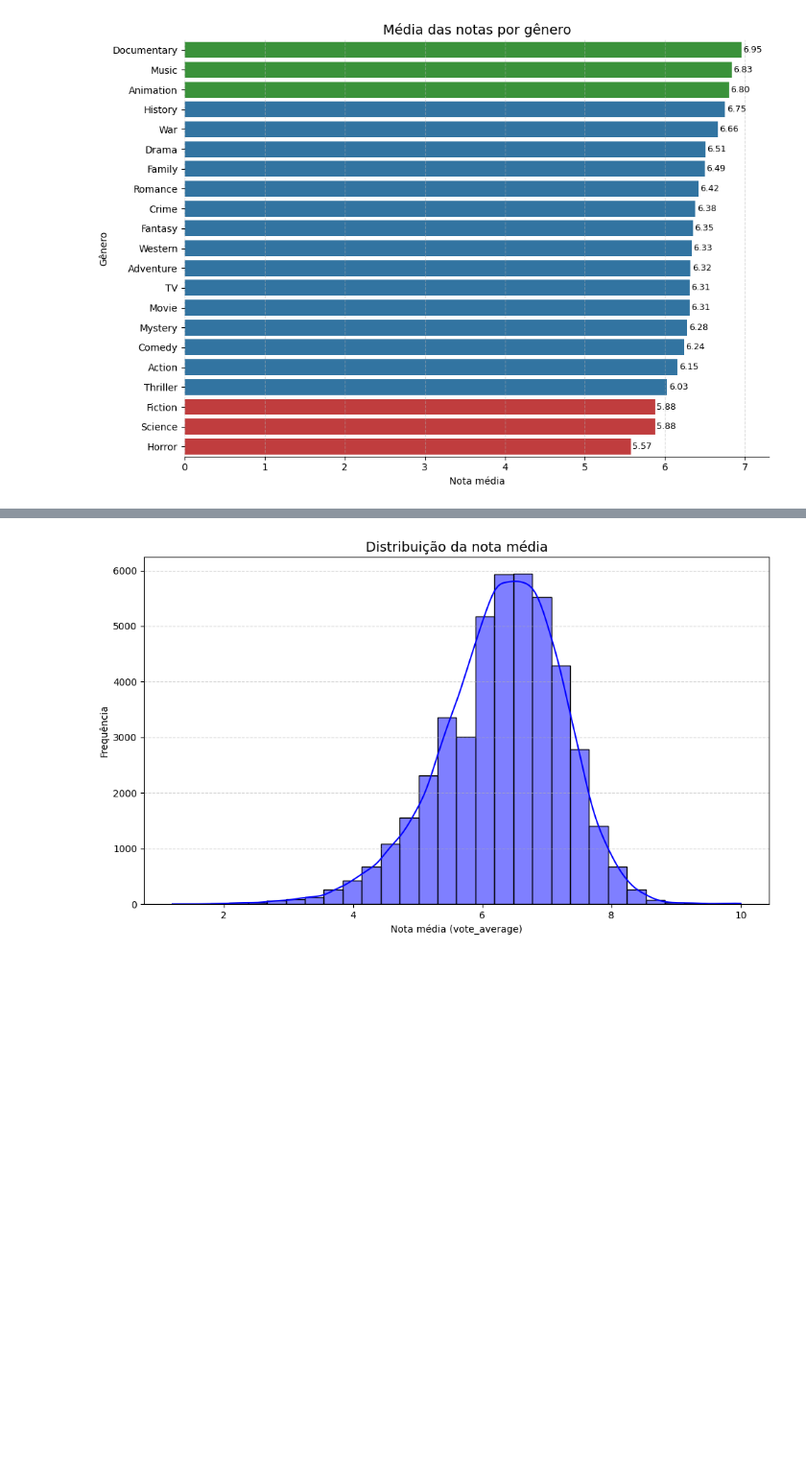
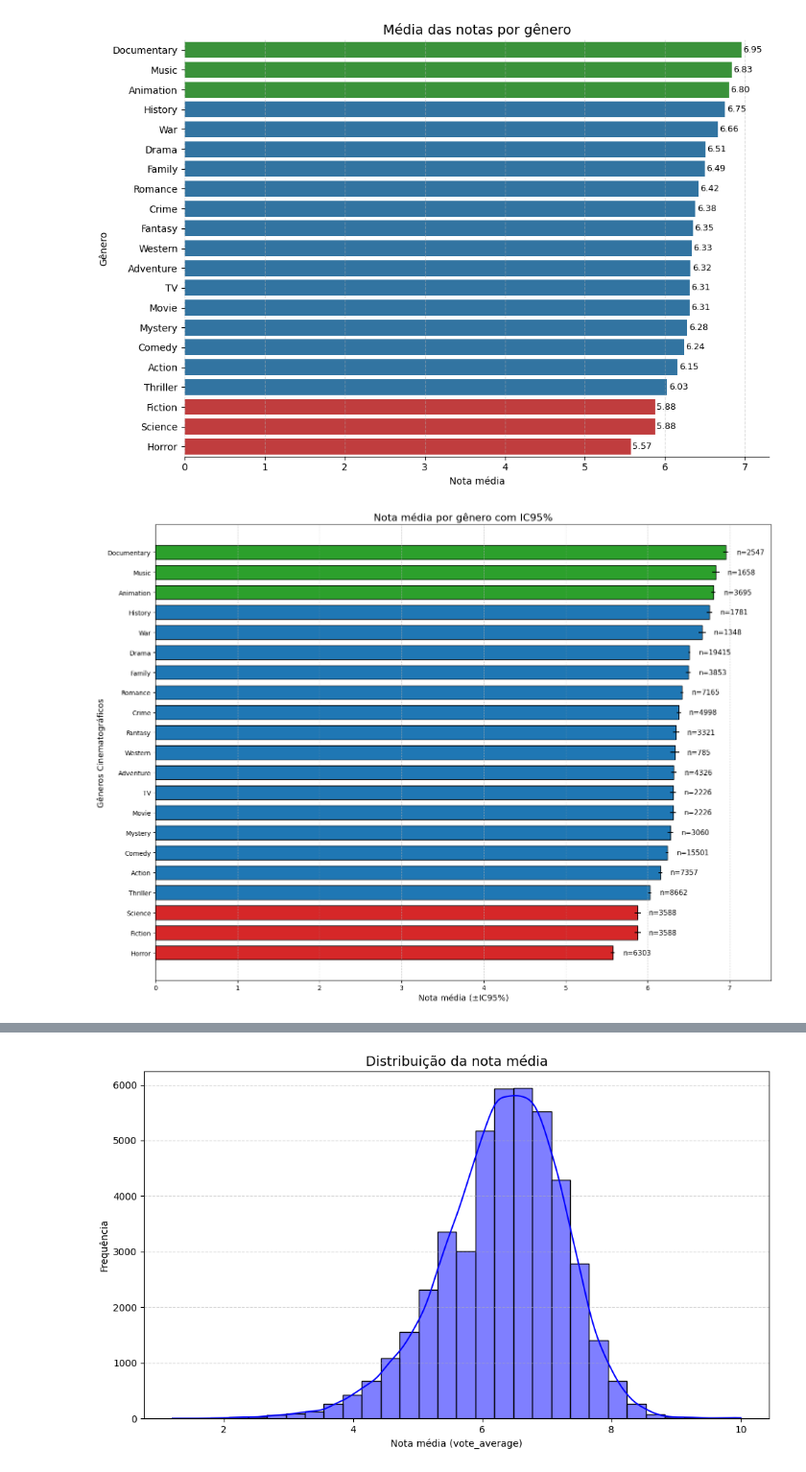
Before and after one commit to rodrigosantana24/projeto-pisi3, a Jupyter notebook: AnalisesExploratorias.ipynb, the cells around one changed output, grey strips where cells are left out. Shown at 96% size. Saved outputs shown, nothing was run; the diff lists cells and outputs as text; code cells hidden in the pictures; blank space fills up the shorter version.

Commit message:
docs: adiciona analises mais precisas com os generos e notas médias
- Utilizando de IC95% para avaliar a média.
- Funnel plot avaliar a nota média com o tamanho da amostra

```diff
--- a/AnalisesExploratorias.ipynb
+++ b/AnalisesExploratorias.ipynb
@@ -54,3 +55,41 @@ Passing `palette` without assigning `hue` is deprecated and will be removed in v
 
   sns.barplot(x=media.values, y=media.index, palette=colors)
 [figure]
+# %%
+# Calcular médias, contagens e erro padrão por gênero
+means = df_exploded.groupby('genre_names')['vote_average'].mean()
+counts = df_exploded.groupby('genre_names')['vote_average'].count()
+stds = df_exploded.groupby('genre_names')['vote_average'].std()
+errs = (stds / counts.pow(0.5)) * 1.96  # IC 95%
+
+# Ordenar por média crescente (de baixo para cima)
+means = means.sort_values(ascending=True)
+
+# Redefinir as cores: vermelho para bottom 3 (agora em cima), verde para top 3 (agora embaixo)
+colors = [
+    '#d62728' if g in bottom_3 else '#2ca02c' if g in top_3 else '#1f77b4'
+    for g in means.index
+]
+errs = errs[means.index]
+counts = counts[means.index]
+
+# Usar a lista de cores já definida para destacar top 3 e bottom 3
+plt.figure(figsize=(16, 11))
+bars = plt.barh(means.index, means.values, xerr=errs.values, color=colors, edgecolor='k', height=0.7)
+
+# Ajuste do deslocamento e limite do eixo x
+max_mean = means.values.max()
+max_err = errs.values.max()
+plt.xlim(right=max_mean + max_err + 0.5)  # margem extra
+
+for i, (mean, count, err) in enumerate(zip(means.values, counts.values, errs.values)):
+    plt.text(mean + err + 0.1, i, f"n={count}", va='center', fontsize=11)
+
+plt.xlabel('Nota média (±IC95%)', fontsize=13)
+plt.ylabel('Gêneros Cinematográficos', fontsize=13)
+plt.title('Nota média por gênero com IC95%', fontsize=16)
+plt.grid(axis='x', linestyle='--', alpha=0.5)
+plt.tight_layout(rect=[0, 0, 0.94, 1])
+plt.show()
+# %% [output]
+[figure, added]
```
Also changed, not shown: parts of 2 cells of this notebook.
